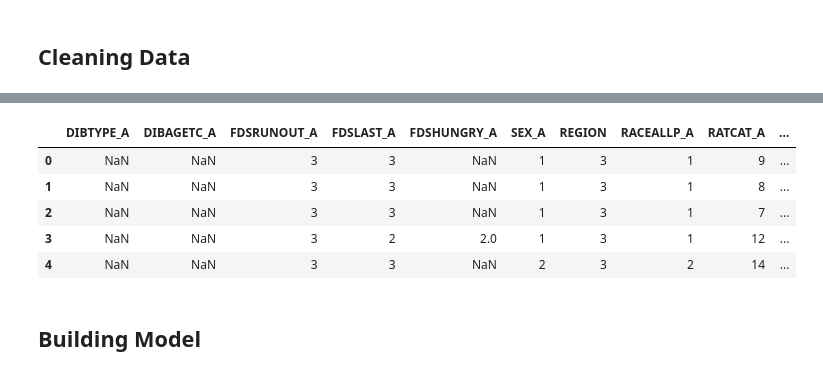
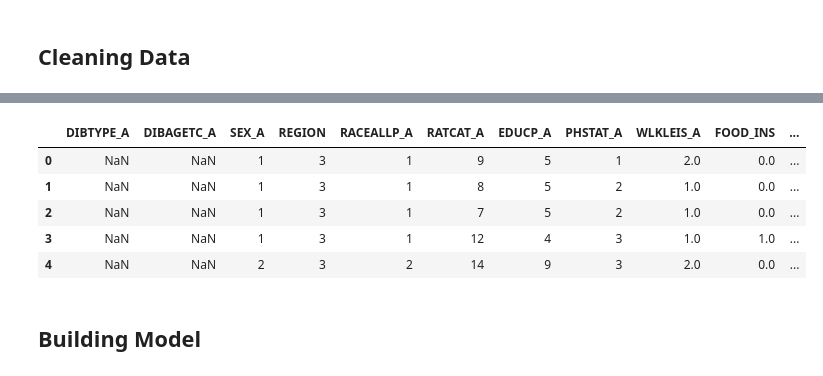
Before and after one commit to nladocsi/DS3001_F25_Project, a Jupyter notebook: Milestone3.ipynb, the cells around one changed output, grey strips where cells are left out. Drawn from its saved outputs; the diff is of its cells as text; code cells hidden in the pictures.

Commit message:
Food insecurity variable

```diff
--- a/Milestone3.ipynb
+++ b/Milestone3.ipynb
@@ -27,7 +27,7 @@ df.head()
 #Keeping Only Columns of Interest
 cols = ['GESDIB_A', 'PREDIB_A', 'DIBEV_A', 'DIBTYPE_A',
         'DIBAGETC_A', 'FDSRUNOUT_A', 'FDSLAST_A',
-        'FDSHUNGRY_A', 'SEX_A', 'REGION', 'RACEALLP_A',
+        'FDSHUNGRY_A','FSNAP12M_A', 'FSNAP30D_A', 'SEX_A', 'REGION', 'RACEALLP_A',
         'RATCAT_A', 'EDUCP_A', 'PHSTAT_A', 'WLKLEIS_A']
 df = df[cols]
 print(df.shape, '\n')
@@ -42,19 +42,11 @@ df.head()
 | 4 | 2.0 | 2 | 2 | NaN | NaN | 3 | 3 | NaN | 2 | ... |
-# %%
-#Creating Food Insecurity Variable
-
-def recode_food(v):
-  if v in [1, 2]:
-    return 1
-  if v == 3:
-    return 2
-  if v in [7, 8, 9]:
-    return v
-  return np.nan
-
-food_insecurity = ['FDSRUNOUT_A', 'FDSLAST_A', 'FDSHUNGRY_A']
-
-for var in food_insecurity:
-  df[var] = df[var].apply(recode_food)
-
-df['food_insecurity'] = df[food_insecurity].sum(axis=1)
+# %%
+#Creating Food Insecurity Variable
+df[["FSNAP12M_A", "FSNAP30D_A", "FDSRUNOUT_A","FDSLAST_A", "FDSHUNGRY_A"]] = df[["FSNAP12M_A", "FSNAP30D_A", "FDSRUNOUT_A", "FDSLAST_A", "FDSHUNGRY_A"]].replace([7, 8, 9], np.nan)
+
+df["FOOD_INS"] = np.where((df[["FSNAP12M_A", "FSNAP30D_A", "FDSRUNOUT_A", "FDSLAST_A", "FDSHUNGRY_A"]] == 1).any(axis=1), 1,
+    np.where((df[["FDSRUNOUT_A","FDSLAST_A"]] == 2).any(axis=1), 1,
+             np.where((df[["FSNAP12M_A", "FSNAP30D_A", "FDSHUNGRY_A"]] == 2).any(axis=1),0,
+                      np.where((df[["FSNAP12M_A", "FSNAP30D_A"]] == 3).any(axis=1),0, np.nan))))
+df = df.drop(columns=["FSNAP12M_A", "FSNAP30D_A", "FDSRUNOUT_A","FDSLAST_A", "FDSHUNGRY_A"])
+df.head()
@@ -61,23 +60,19 @@ df['food_insecurity'] = df[food_insecurity].sum(axis=1)
 # %%
 #Creating one variable for diabetes
 df[["PREDIB_A", "GESDIB_A", "DIBEV_A"]] = df[["PREDIB_A", "GESDIB_A", "DIBEV_A"]].replace([7, 8, 9], np.nan)
 
-
-df["DIAB_ANY"] = np.where(
-    (df[["PREDIB_A", "GESDIB_A", "DIBEV_A"]] == 1).any(axis=1), 1,
-    np.where(
-        (df[["PREDIB_A", "GESDIB_A", "DIBEV_A"]] == 2).any(axis=1), 0,
-        np.nan))
+df["DIAB_ANY"] = np.where((df[["PREDIB_A", "GESDIB_A", "DIBEV_A"]] == 1).any(axis=1), 1,
+    np.where((df[["PREDIB_A", "GESDIB_A", "DIBEV_A"]] == 2).any(axis=1), 0, np.nan))
 df = df.drop(columns=["PREDIB_A", "GESDIB_A", "DIBEV_A"])
 
 df.head()
 # %% [output]
-|  | DIBTYPE_A | DIBAGETC_A | FDSRUNOUT_A | FDSLAST_A | FDSHUNGRY_A | SEX_A | REGION | RACEALLP_A | RATCAT_A | ... |
-| 0 | NaN | NaN | 3 | 3 | NaN | 1 | 3 | 1 | 9 | ... |
-| 1 | NaN | NaN | 3 | 3 | NaN | 1 | 3 | 1 | 8 | ... |
-| 2 | NaN | NaN | 3 | 3 | NaN | 1 | 3 | 1 | 7 | ... |
-| 3 | NaN | NaN | 3 | 2 | 2.0 | 1 | 3 | 1 | 12 | ... |
-| 4 | NaN | NaN | 3 | 3 | NaN | 2 | 3 | 2 | 14 | ... |
+|  | DIBTYPE_A | DIBAGETC_A | SEX_A | REGION | RACEALLP_A | RATCAT_A | EDUCP_A | PHSTAT_A | WLKLEIS_A | FOOD_INS | ... |
+| 0 | NaN | NaN | 1 | 3 | 1 | 9 | 5 | 1 | 2.0 | 0.0 | ... |
+| 1 | NaN | NaN | 1 | 3 | 1 | 8 | 5 | 2 | 1.0 | 0.0 | ... |
+| 2 | NaN | NaN | 1 | 3 | 1 | 7 | 5 | 2 | 1.0 | 0.0 | ... |
+| 3 | NaN | NaN | 1 | 3 | 1 | 12 | 4 | 3 | 1.0 | 1.0 | ... |
+| 4 | NaN | NaN | 2 | 3 | 2 | 14 | 9 | 3 | 2.0 | 0.0 | ... |
 # %%
 #Final code to run at end of data manipulation
 
```
Also changed, not shown: parts of 2 cells of this notebook.
